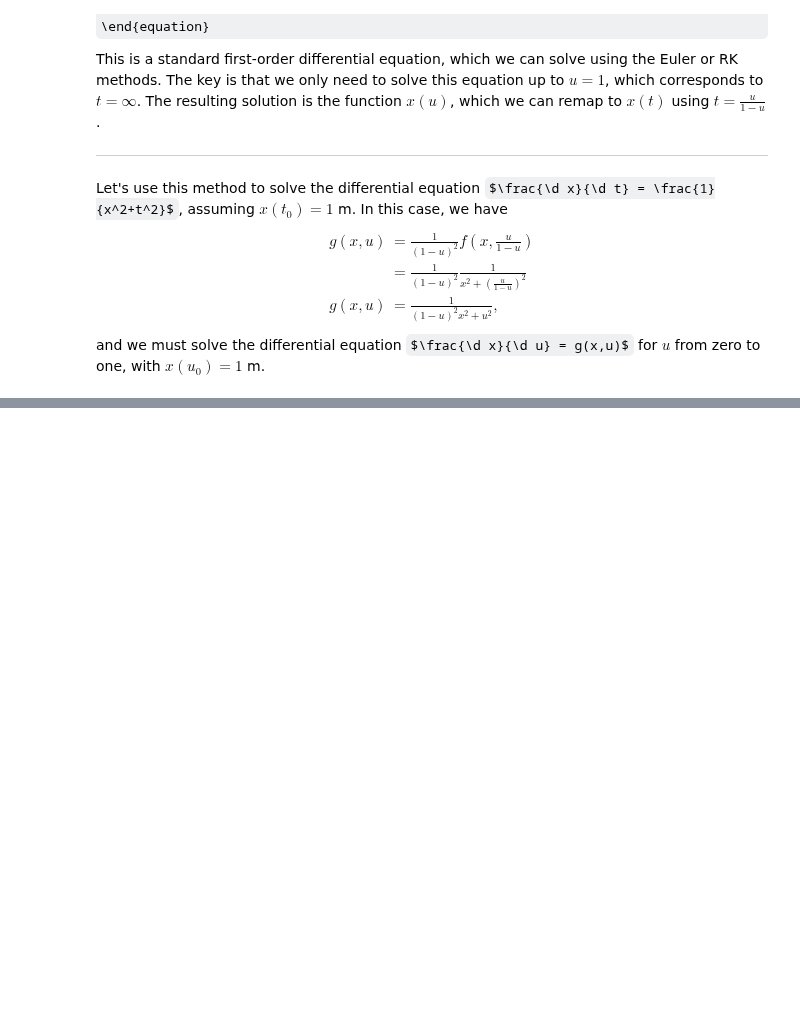
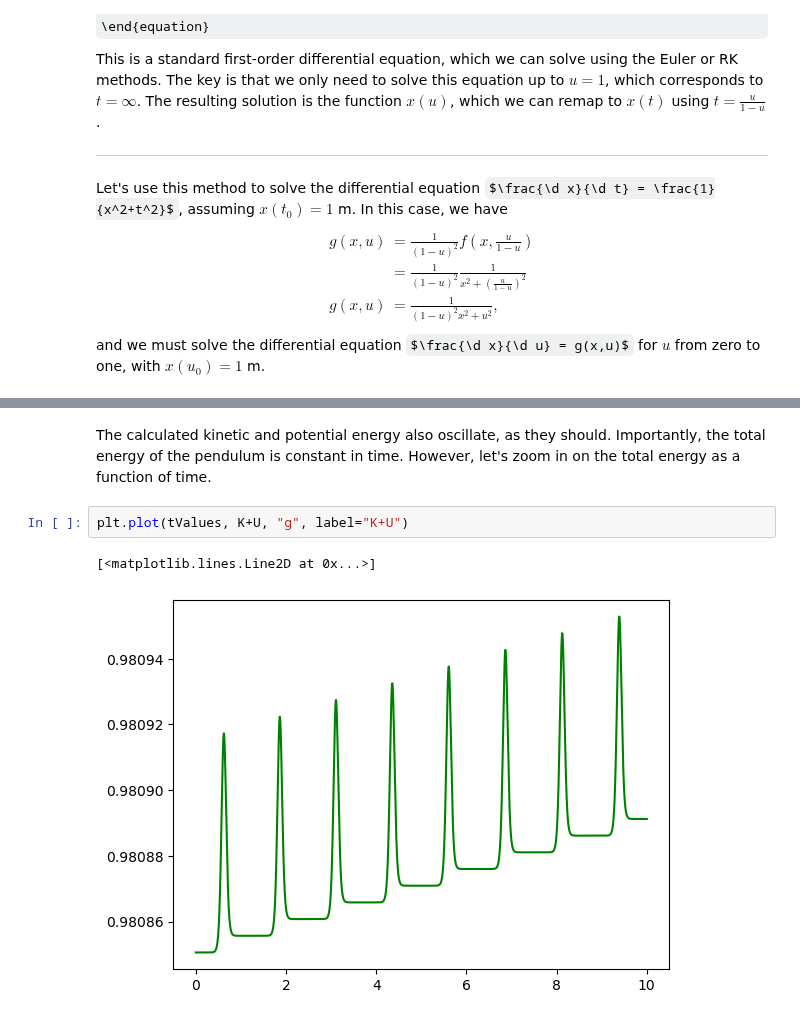
Before and after one commit to CWCopeland/ComputationalPhysics, a Jupyter notebook: LectureNotes/13_differentialEquations.ipynb, the cells around one changed output, grey strips where cells are left out. Drawn from its saved outputs; the diff is of its cells as text; some formulas as TeX source; blank space fills up the shorter version.

```diff
--- a/LectureNotes/13_differentialEquations.ipynb
+++ b/LectureNotes/13_differentialEquations.ipynb
@@ -353,0 +528,7 @@ plt.xscale('log')
+# %% [markdown]
+The calculated kinetic and potential energy also oscillate, as they should.  Importantly, the total energy of the pendulum is constant in time.  However, let's zoom in on the total energy as a function of time.
+# %%
+plt.plot(tValues, K+U, "g", label="K+U")
+# %% [output]
+[<matplotlib.lines.Line2D at 0x...>]
+[figure, added]
```
Also changed, not shown: parts of 16 cells of this notebook.
